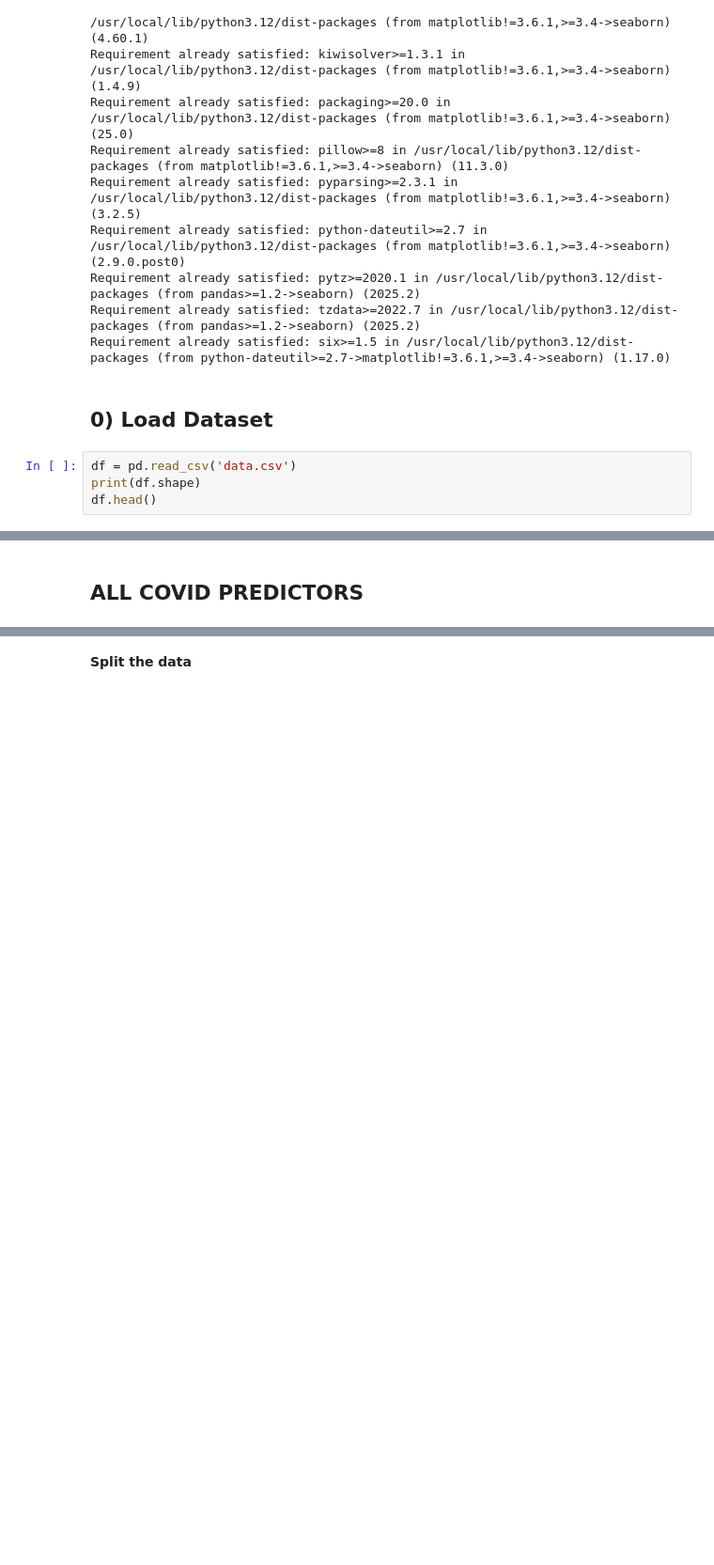
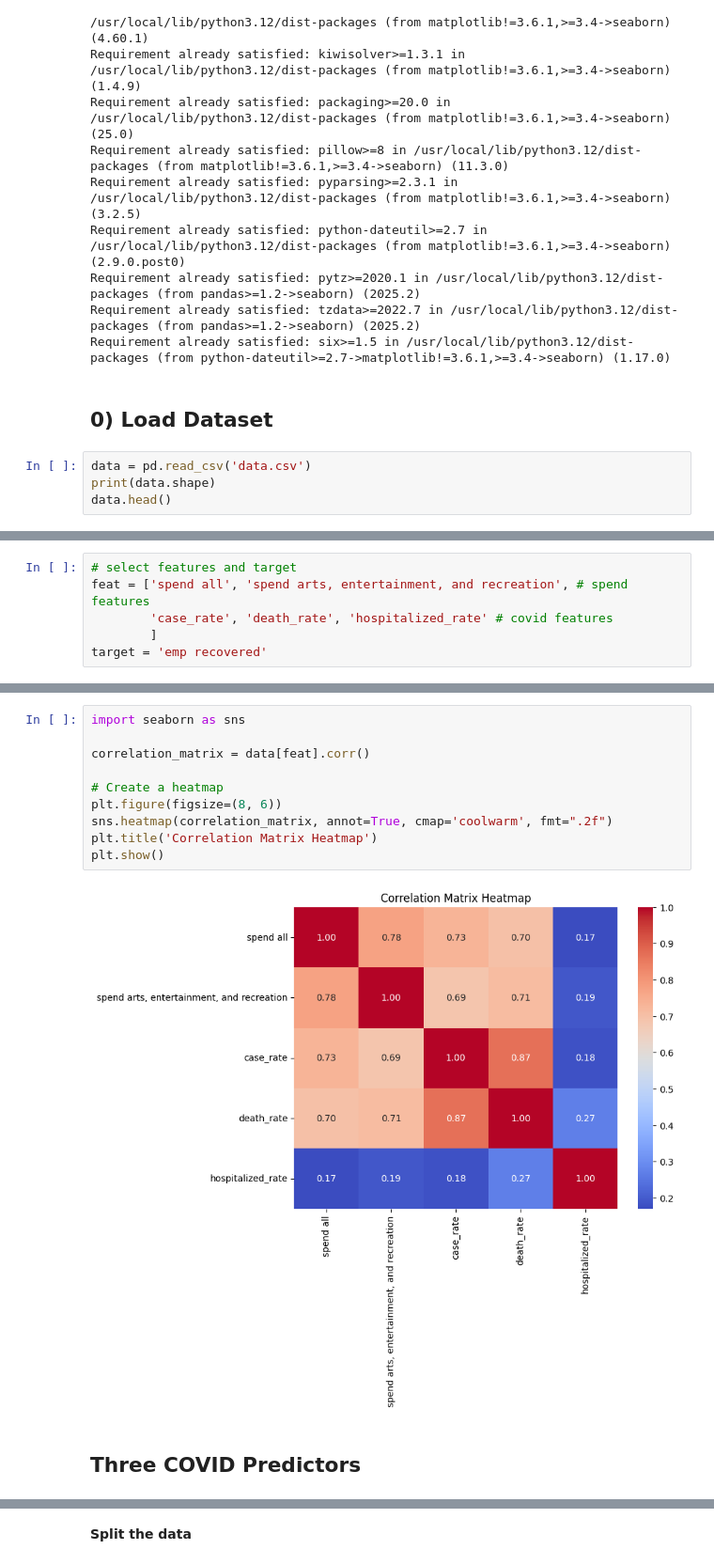
Before and after one commit to nisharonn/US-Economic-Recovery-Post-COVID-19, a Jupyter notebook: MLR1.ipynb, the cells around one changed output, grey strips where cells are left out. Shown: that part at 94% size. Cells and saved outputs as stored; diff of their text form; blank space fills up the shorter version.

```diff
--- a/MLR1.ipynb
+++ b/MLR1.ipynb
@@ -44,7 +44,7 @@ Requirement already satisfied: six>=1.5 in /usr/local/lib/python3.12/dist-packag
 # %% [markdown]
 ## 0) Load Dataset
 # %%
-df = pd.read_csv('data.csv')
-print(df.shape)
-df.head()
+data = pd.read_csv('data.csv')
+print(data.shape)
+data.head()
 # %% [output]
@@ -133,0 +91,6 @@ dtype: int64
+# %%
+# select features and target
+feat = ['spend all', 'spend arts, entertainment, and recreation', # spend features
+        'case_rate', 'death_rate', 'hospitalized_rate' # covid features
+        ]
+target = 'emp recovered'
@@ -134,4 +108,16 @@ dtype: int64
+# %%
+import seaborn as sns
+
+correlation_matrix = data[feat].corr()
+
+# Create a heatmap
+plt.figure(figsize=(8, 6))
+sns.heatmap(correlation_matrix, annot=True, cmap='coolwarm', fmt=".2f")
+plt.title('Correlation Matrix Heatmap')
+plt.show()
+# %% [output]
+[figure, added]
 # %% [markdown]
-## ALL COVID PREDICTORS
+## **Three COVID Predictors**
 # %% [markdown]
 ## 2) Prepare data for fitting
```
Also changed, not shown: parts of 29 cells of this notebook.
